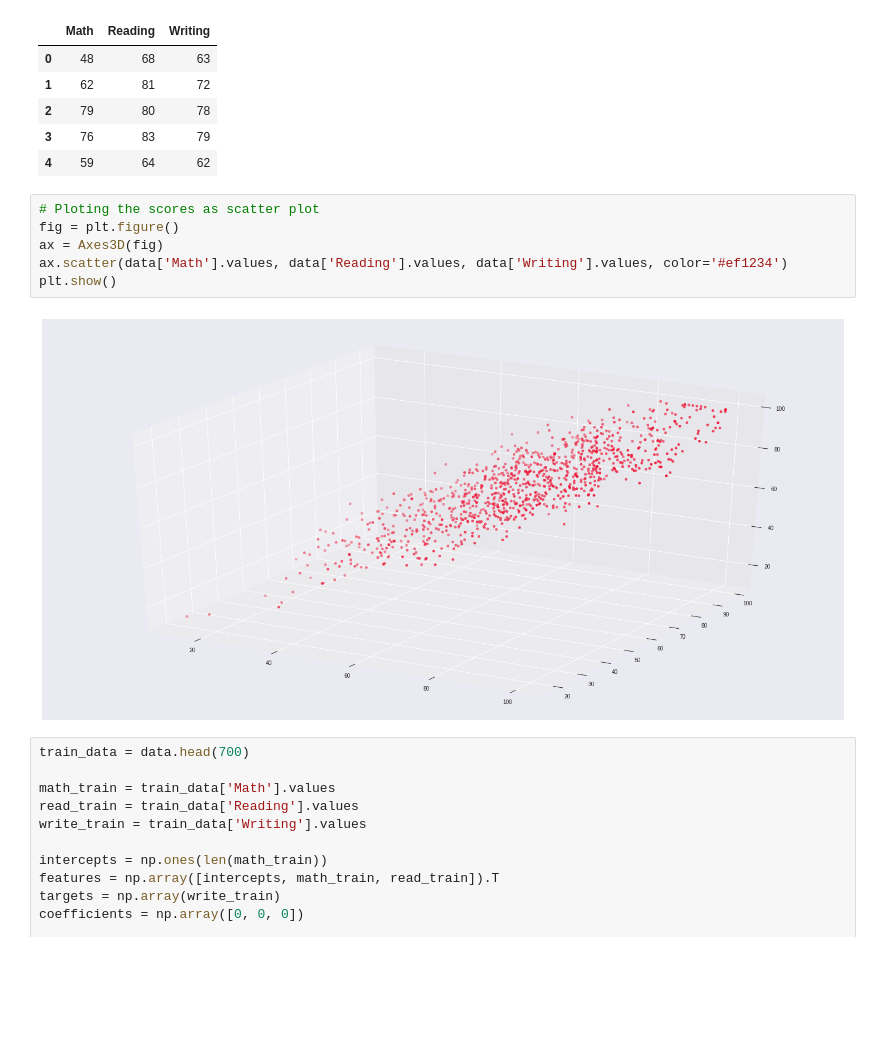
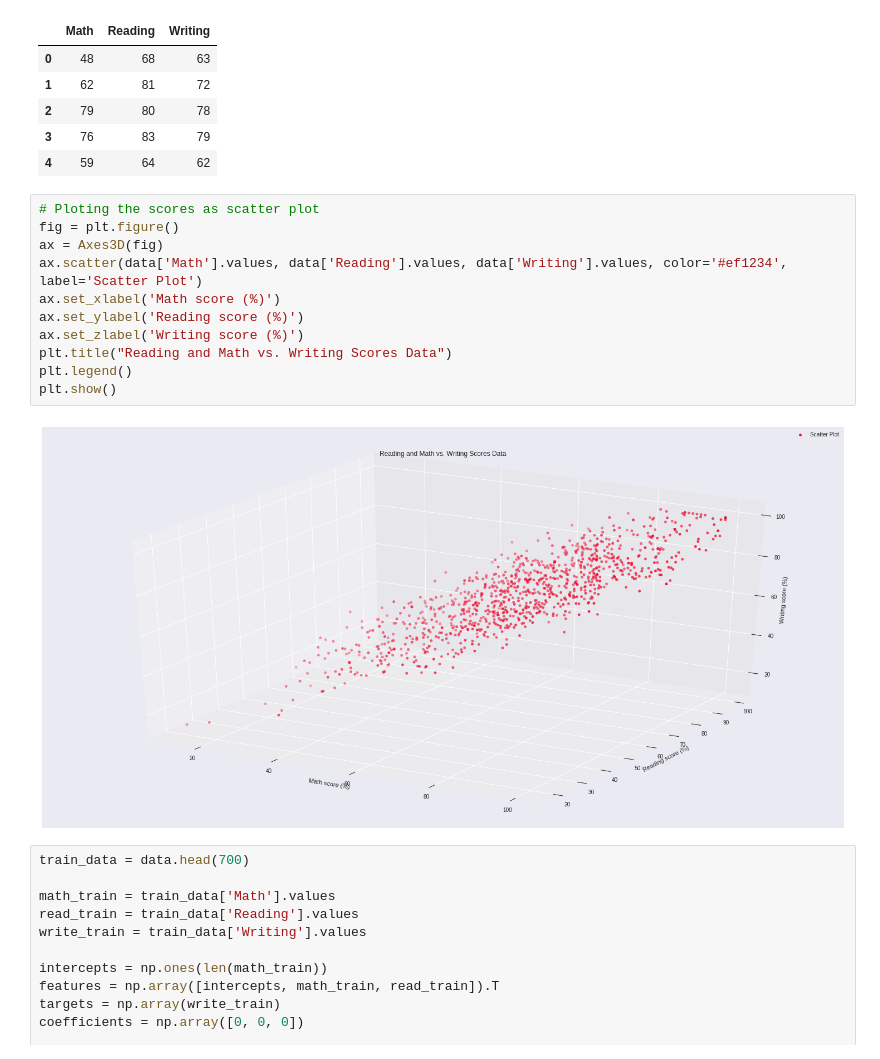
Before and after one commit to ADSA-UIUC/AdvancedWorkshopsFA18, a Jupyter notebook: ADSA_SupervisedLearning_091618/Solutions/Gradient_Descent_Linear_Regression_Solution.ipynb, the cells around one changed output. Drawn from its saved outputs; the diff is of its cells as text; blank space fills up the shorter version.

```diff
--- a/ADSA_SupervisedLearning_091618/Solutions/Gradient_Descent_Linear_Regression_Solution.ipynb
+++ b/ADSA_SupervisedLearning_091618/Solutions/Gradient_Descent_Linear_Regression_Solution.ipynb
@@ -85,11 +90,16 @@ data.head()
 # %%
 # Ploting the scores as scatter plot
 fig = plt.figure()
 ax = Axes3D(fig)
-ax.scatter(data['Math'].values, data['Reading'].values, data['Writing'].values, color='#ef1234')
+ax.scatter(data['Math'].values, data['Reading'].values, data['Writing'].values, color='#ef1234', label='Scatter Plot')
+ax.set_xlabel('Math score (%)')
+ax.set_ylabel('Reading score (%)')
+ax.set_zlabel('Writing score (%)')
+plt.title("Reading and Math vs. Writing Scores Data")
+plt.legend()
 plt.show()
 # %% [output]
-[figure, old version]
+[figure, new version]
 # %%
 train_data = data.head(700)
 
```
Also changed, not shown: parts of 5 cells of this notebook, 2 other files.
